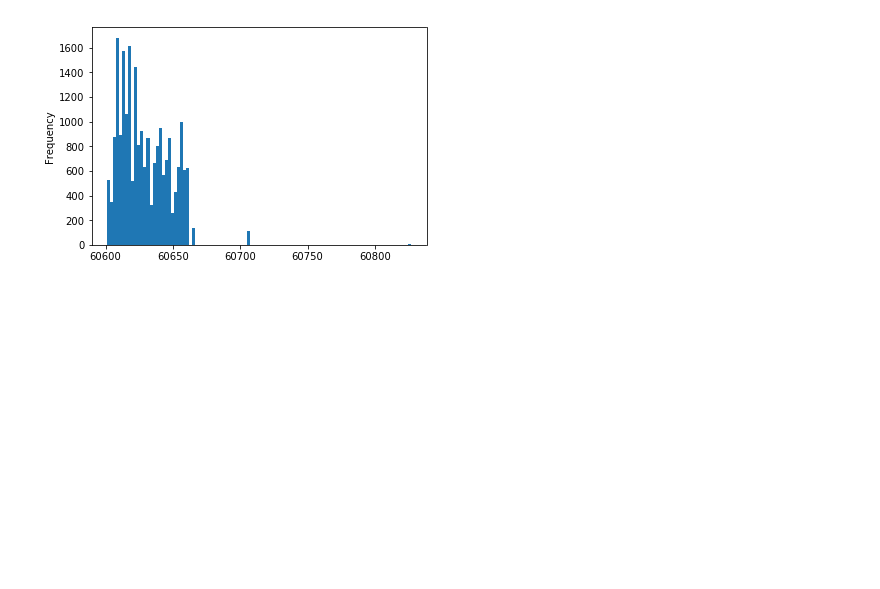
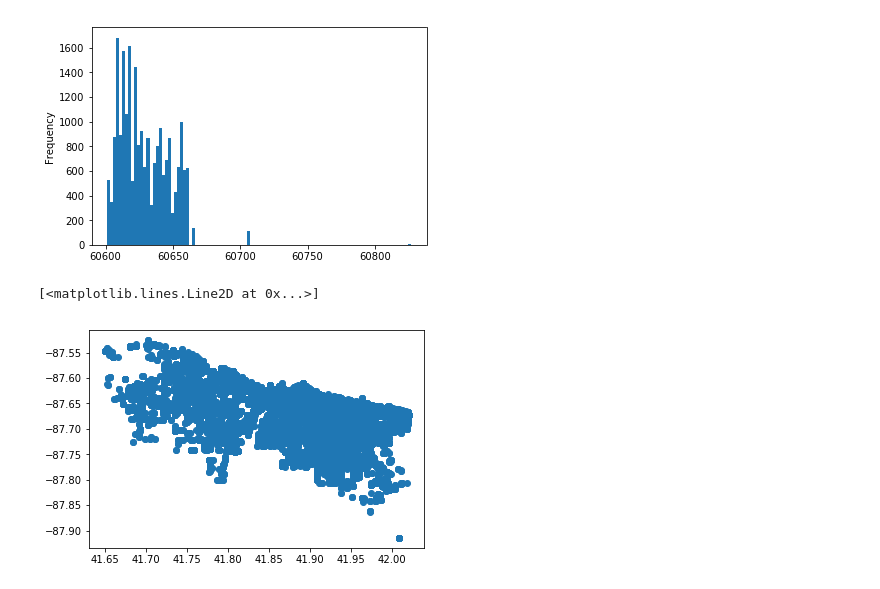
Before and after one commit to beepscore/Learn-Python-Through-Public-Data-Hacking, a Jupyter notebook: inspections.ipynb, the cells around one changed output. Drawn from its saved outputs; the diff is of its cells as text; code cells hidden in the pictures; blank space fills up the shorter version.

Commit message:
Add x,y plot.

```diff
--- a/inspections.ipynb
+++ b/inspections.ipynb
@@ -81,3 +81,13 @@ rodent['Zip'].plot.hist(bins=100)
 # %% [output]
 <matplotlib.axes._subplots.AxesSubplot at 0x...>
 [figure]
+# %%
+# http://matplotlib.org/api/pyplot_api.html#matplotlib.pyplot
+import matplotlib.pyplot as plt
+%matplotlib inline
+plt.figure()
+# plt.contour(rodent['Latitude'], rodent['Longitude'], rodent['Zip'])
+plt.plot(rodent['Latitude'], rodent['Longitude'], marker='o', linestyle='None')
+# %% [output]
+[<matplotlib.lines.Line2D at 0x...>]
+[figure, added]
```
